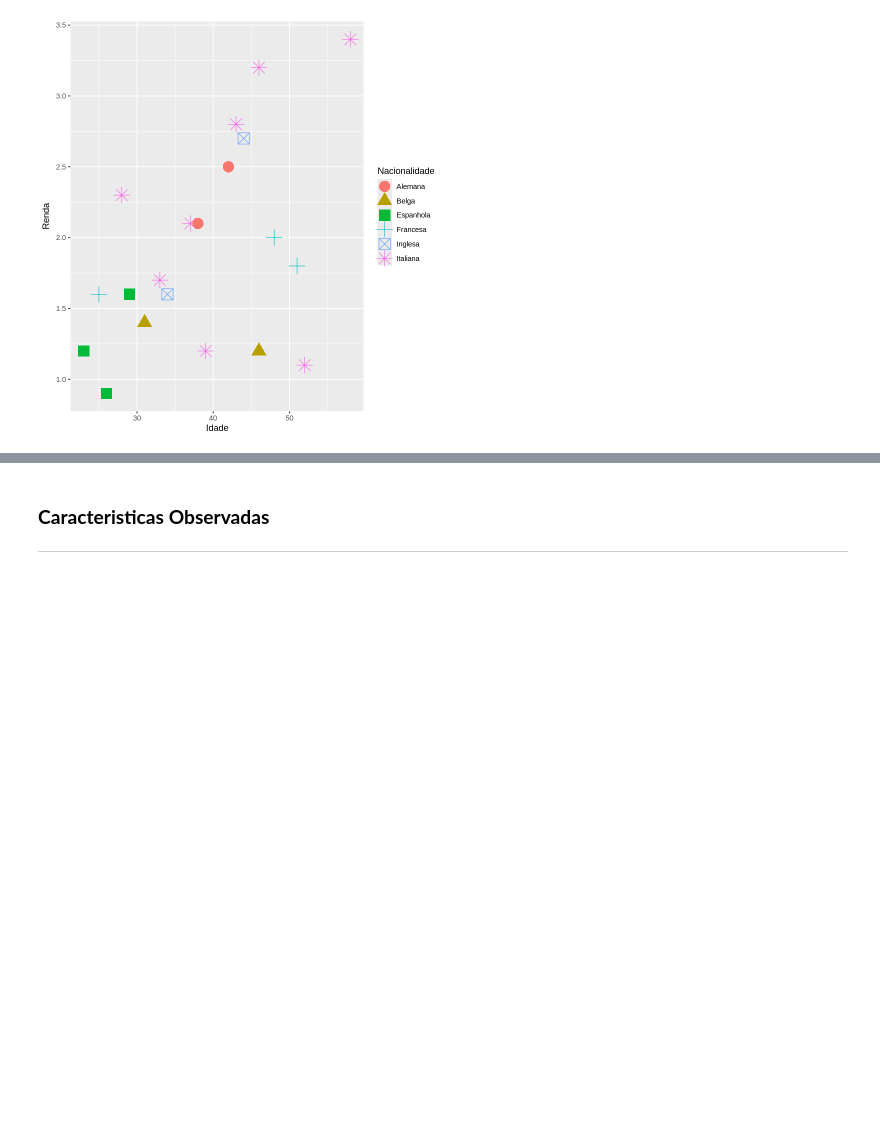
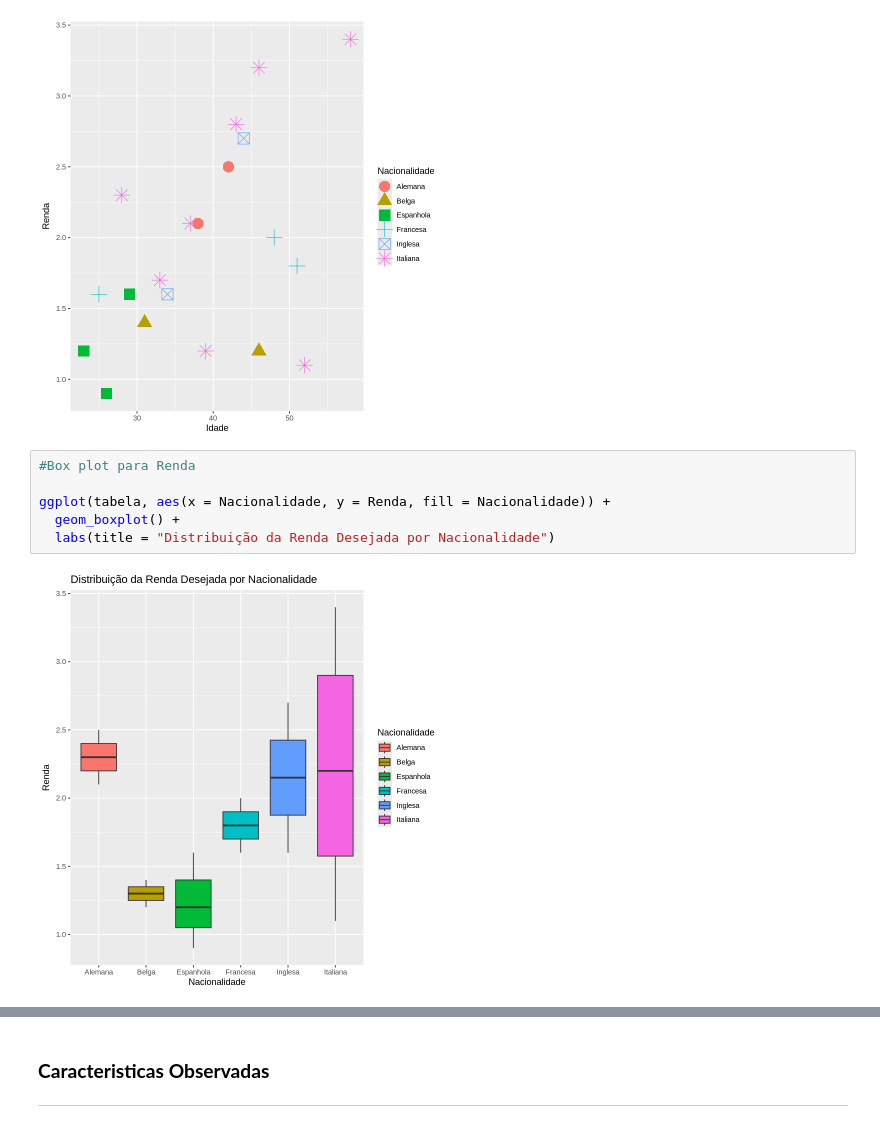
Before and after one commit to clock-s/Homeworks, a Jupyter notebook: Homework-1/Questão_2.ipynb, the cells around one changed output, grey strips where cells are left out. Drawn from its saved outputs; the diff is of its cells as text; blank space fills up the shorter version.

```diff
--- a/Homework-1/Questão_2.ipynb
+++ b/Homework-1/Questão_2.ipynb
@@ -445,3 +487,11 @@ ggplot(tabela, aes(x=Idade, y=Renda, color=Nacionalidade, shape=Nacionalidade))
     geom_point(size = 6)
 # %% [output]
 [figure]
+# %%
+#Box plot para Renda
+
+ggplot(tabela, aes(x = Nacionalidade, y = Renda, fill = Nacionalidade)) +
+  geom_boxplot() +
+  labs(title = "Distribuição da Renda Desejada por Nacionalidade")
+# %% [output]
+[figure, added]
```
Also changed, not shown: parts of 19 cells of this notebook.
